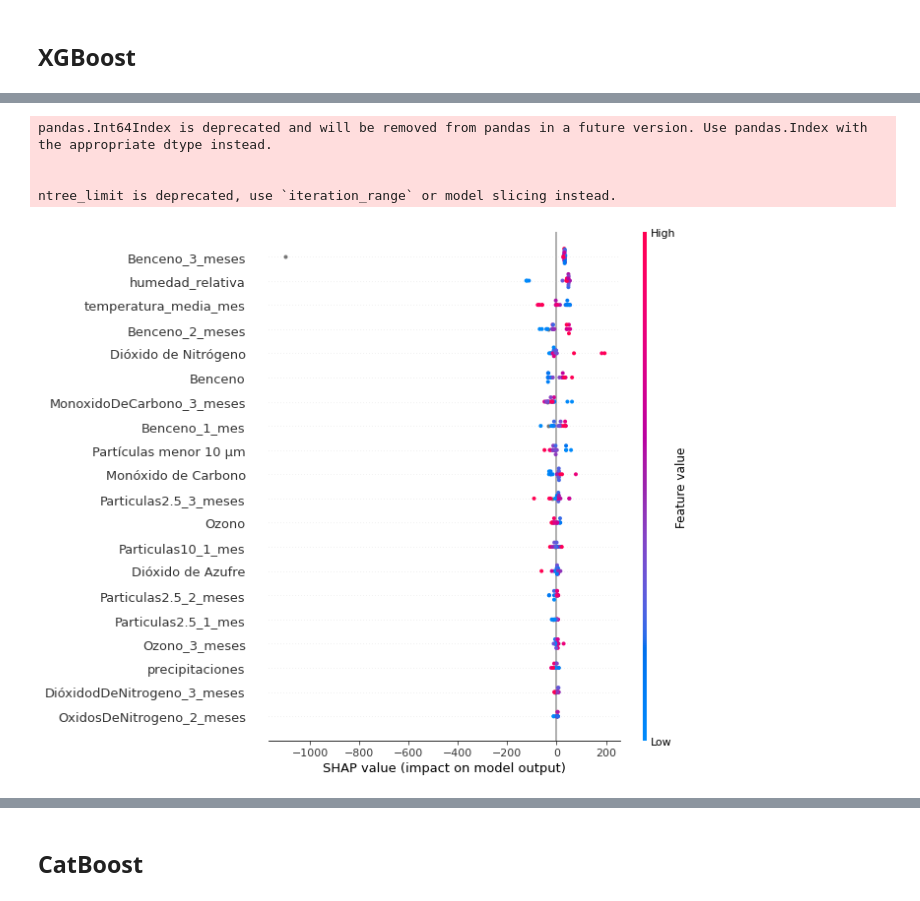
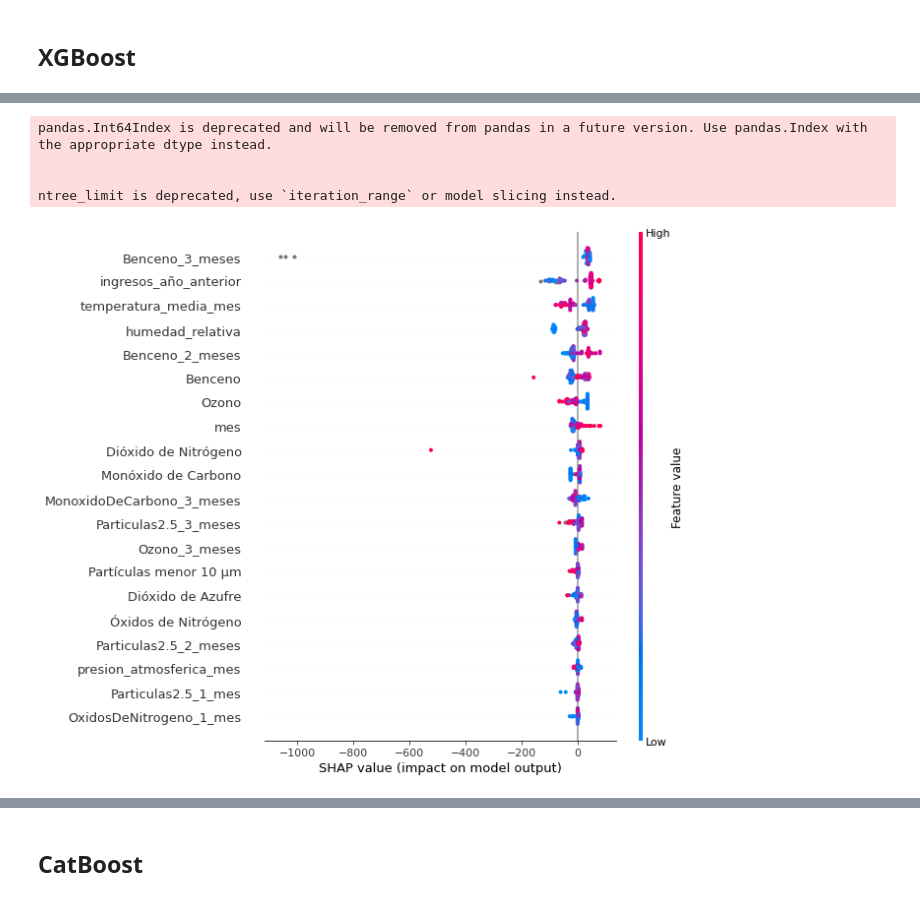
Before and after one commit to carlosgomezgil99/TFM, a Jupyter notebook: TFM_Carlos.ipynb, the cells around one changed output, grey strips where cells are left out. Drawn from its saved outputs; the diff is of its cells as text; code cells hidden in the pictures.

Commit message:
mas EDA y cambios en modelo

```diff
--- a/TFM_Carlos.ipynb
+++ b/TFM_Carlos.ipynb
@@ -948,8 +983,11 @@ columns_X=['Benceno','Dióxido de Azufre','Dióxido de Nitrógeno','Monóxido de
     'Ozono_1_mes',	'Ozono_2_meses',	'Ozono_3_meses',	'DióxidodDeNitrogeno_1_mes',	'DióxidodDeNitrogeno_2_meses',	'DióxidodDeNitrogeno_3_meses',
     'MonoxidoDeCarbono_1_mes',	'MonoxidoDeCarbono_2_meses',	'MonoxidoDeCarbono_3_meses',	'OxidosDeNitrogeno_1_mes',	'OxidosDeNitrogeno_2_meses',
     'OxidosDeNitrogeno_3_meses',	'Particulas10_1_mes',	'Particulas10_2_meses',	'Particulas10_3_meses','Particulas2.5_1_mes',	'Particulas2.5_2_meses',
-    'Particulas2.5_3_meses','temperatura_media_mes','precipitaciones','presion_atmosferica_mes','humedad_relativa']
+    'Particulas2.5_3_meses','temperatura_media_mes','precipitaciones','presion_atmosferica_mes','humedad_relativa','ingresos_año_anterior','mes']
 columns_y='numero_de_ingresos'
+limite='2014-12-01'
 
-
-X_train,X_test,y_train,y_test=train_test_split(df_def[ (~df_def[columns_y].isna())][columns_X],df_def[ (~df_def[columns_y].isna())][columns_y],test_size=0.2,random_state=42)
+X_train=df_def[ (~df_def[columns_y].isna()) & (df_def.fecha<=limite)][columns_X]
+y_train=df_def[ (~df_def[columns_y].isna()) & (df_def.fecha<=limite)][columns_y]
+X_test=df_def[ (~df_def[columns_y].isna()) & (df_def.fecha>limite)][columns_X]
+y_test=df_def[ (~df_def[columns_y].isna()) & (df_def.fecha>limite)][columns_y]
@@ -964,5 +1006,5 @@ model1=XGBRegressor(random_state=42)
 # %%
-cv = RandomizedSearchCV(model1, param_grid, cv = 4, verbose = True, n_jobs = -1)
+cv = RandomizedSearchCV(model1, param_grid, cv = 5, verbose = True, n_jobs = -1)
 # %%
 cv.fit(X_train, y_train)
 # %% [output]
@@ -1009,2 +1048,0 @@ XGBRegressor(base_score=0.5, booster='gbtree', colsample_bylevel=1,
-# %%
-model1.fit(X_train,y_train)
@@ -1030,0 +1059,5 @@ Text(0.5, 1.0, 'Feature Importance')
+# %%
+final_model_xgb.fit(    X_train,
+    y_train,
+    eval_set=[(X_train, y_train), (X_test, y_test)],
+    early_stopping_rounds=10)
@@ -1037,13 +1101,13 @@ errores_xgb=[ mae_xgb,mape_xgb,rmse_xgb]
 # %%
 explainer = shap.TreeExplainer(final_model_xgb)
-shap_values = explainer.shap_values(X_test)
-shap.summary_plot(shap_values, X_test)
+shap_values = explainer.shap_values(X_train)
+shap.summary_plot(shap_values, X_train)
 # %% [output]
 pandas.Int64Index is deprecated and will be removed from pandas in a future version. Use pandas.Index with the appropriate dtype instead.
 
 
 ntree_limit is deprecated, use `iteration_range` or model slicing instead.
-[figure, old version]
+[figure, new version]
 # %%
 df_num_ingresos['predicciones_xgb']=final_model_xgb.predict(pd.concat([X_train,X_test]).sort_index())
 # %% [output]
```
Also changed, not shown: parts of 160 cells of this notebook, 6 other files.
